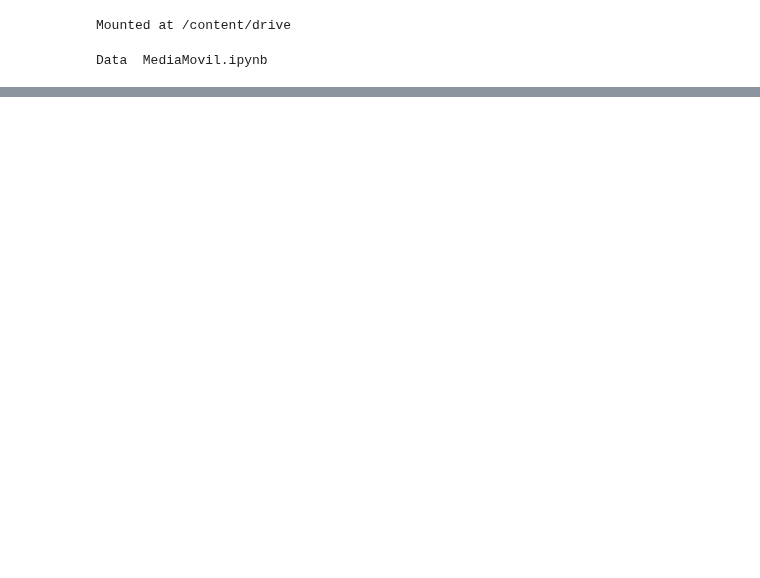
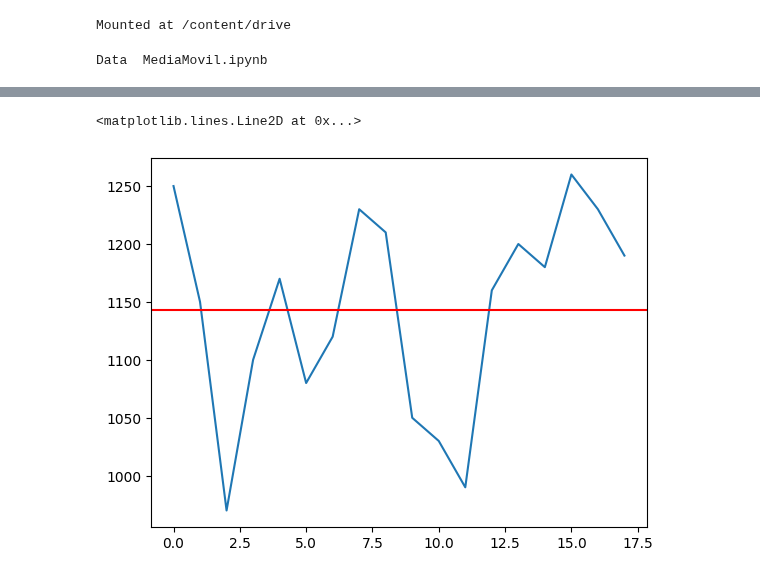
Before and after one commit to asegura4488/MetodosComputacionalesI2025, a Jupyter notebook: Semana11/MediaMovil.ipynb, the cells around one changed output, grey strips where cells are left out. Saved outputs shown, nothing was run; the diff lists cells and outputs as text; code cells hidden in the pictures; blank space fills up the shorter version.

```diff
--- a/Semana11/MediaMovil.ipynb
+++ b/Semana11/MediaMovil.ipynb
@@ -18,0 +49,8 @@ data = pd.read_csv('Data/MediaMovilData.csv')
+# %%
+# estudiante de primer semestre
+mean = np.mean(data.Ventas)
+plt.plot(x)
+plt.axhline(y=mean, color='r', linestyle='-')
+# %% [output]
+<matplotlib.lines.Line2D at 0x...>
+[figure, added]
```
Also changed, not shown: parts of 6 cells of this notebook.
